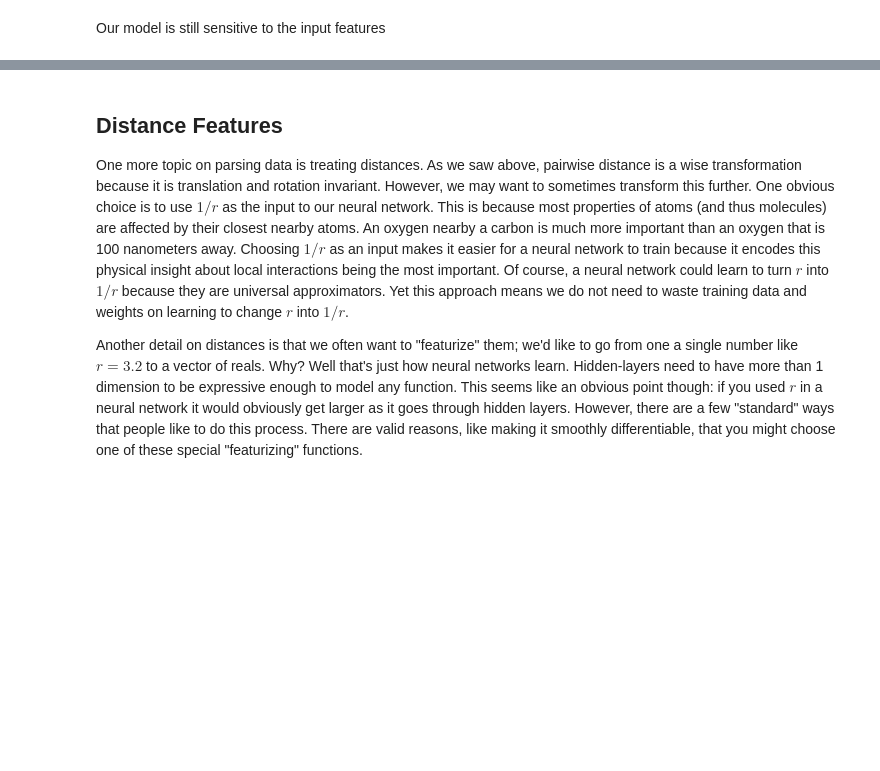
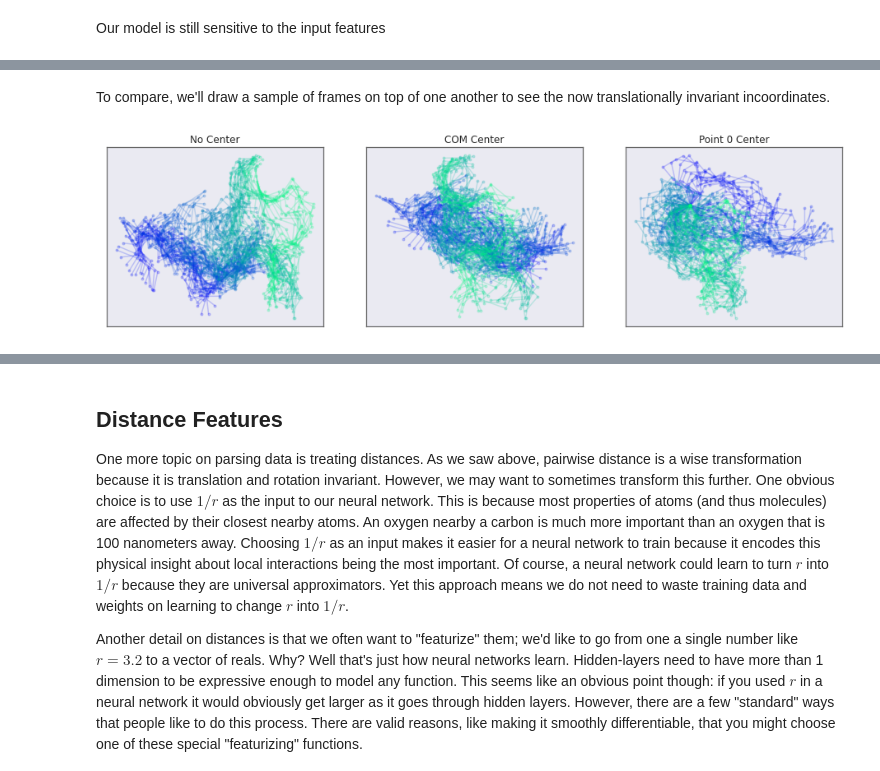
Before and after one commit to whitead/dmol-book, a Jupyter notebook: dl/data.ipynb, the cells around one changed output, grey strips where cells are left out. Drawn from its saved outputs; the diff is of its cells as text; code cells hidden in the pictures; blank space fills up the shorter version.

```diff
--- a/dl/data.ipynb
+++ b/dl/data.ipynb
@@ -339,0 +377,28 @@ Our model is still sensitive to the input features
+# %%
+def center_com(paths):
+    '''Align paths to COM at each frame'''
+    coms = np.mean(paths, axis=-2, keepdims=True)
+    return paths - coms
+def center_point(paths):
+    '''Align paths to particle 0'''
+    return paths - paths[:, :1]
+ccpaths = center_com(paths)
+cppaths = center_point(paths)
+# %% [markdown]
+To compare, we'll draw a sample of frames on top of one another to see the now translationally invariant incoordinates.
+# %%
+fig, axs = plt.subplots(ncols=3, squeeze=True, figsize=(16, 4))
+
+axs[0].set_title('No Center')
+axs[1].set_title('COM Center')
+axs[2].set_title('Point 0 Center')
+cmap = plt.get_cmap('winter')
+for i in range(0, 2048, 16):
+    axs[0].plot(paths[i, :, 0], paths[i, :, 1], '.-', alpha=0.2, color=cmap(i / 2048))
+    axs[1].plot(ccpaths[i, :, 0], ccpaths[i, :, 1], '.-', alpha=0.2, color=cmap(i / 2048))
+    axs[2].plot(cppaths[i, :, 0], cppaths[i, :, 1], '.-', alpha=0.2, color=cmap(i / 2048))
+for i in range(3):
+    axs[i].set_xticks([])
+    axs[i].set_yticks([])
+# %% [output]
+[figure, added]
```
Also changed, not shown: parts of 16 cells of this notebook, 9 other files.
